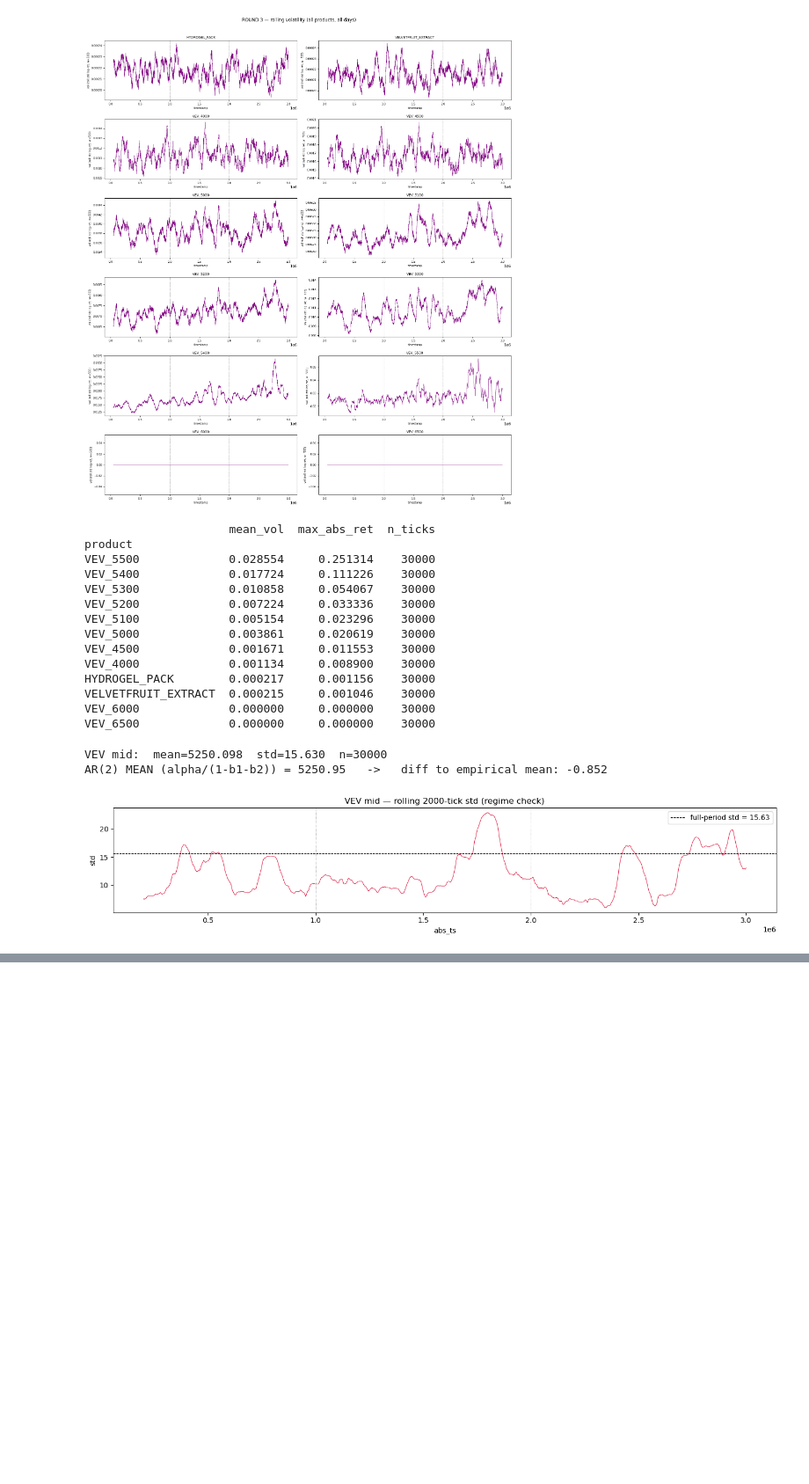
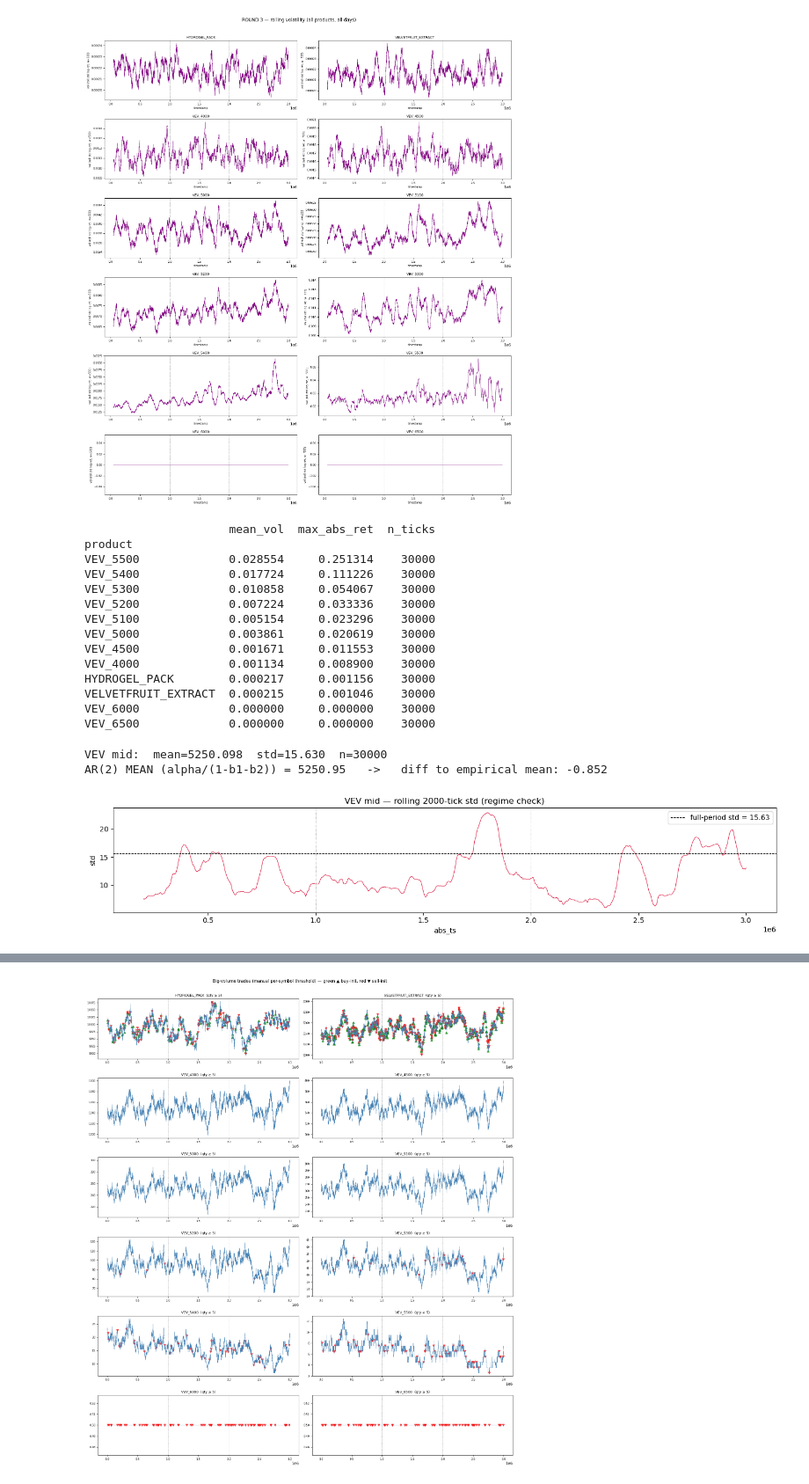
Before and after one commit to nikaslukyanov/kernel_trick, a Jupyter notebook: ROUND3/round3_analysis.ipynb, the cells around one changed output, grey strips where cells are left out. Shown at 88% size. Drawn from its saved outputs; the diff is of its cells as text; code cells hidden in the pictures; blank space fills up the shorter version.

Commit message:
manual r4

```diff
--- a/ROUND3/round3_analysis.ipynb
+++ b/ROUND3/round3_analysis.ipynb
@@ -216,0 +347,85 @@ FUNCTION SABR_IV(strike):
+# %%
+# Big-trade arrows for ALL products. Manual per-symbol qty threshold (qty >= THRESH).
+# Edit BIG_QTY below to tune. Symbols missing from dict fall back to DEFAULT_THRESH.
+val = 5
+BIG_QTY = {
+    'VELVETFRUIT_EXTRACT': val,
+    'HYDROGEL_PACK':       val,
+    'VEV_4000':            val,
+    'VEV_4500':            val,
+    'VEV_5000':            val,
+    'VEV_5100':            val,
+    'VEV_5200':            val,
+    'VEV_5300':            val,
+    'VEV_5400':            val,
+    'VEV_5500':            val,
+    'VEV_6000':            val,
+    'VEV_6500':            val,
+}
+DEFAULT_THRESH = 5
+
+all_syms = sorted(prices['product'].unique())
+ncols = 2
+nrows = (len(all_syms) + 1) // ncols
+fig, axes = plt.subplots(nrows, ncols, figsize=(16, nrows * 3))
+axes = axes.flatten()
+
+verdict_rows = []
+for i, sym in enumerate(all_syms):
+    ax = axes[i]
+    psub = prices[prices['product'] == sym].sort_values('abs_ts').reset_index(drop=True)
+    p_ts  = psub['abs_ts'].values
+    p_mid = psub['mid_price'].values
+
+    tsub = trades[trades['symbol'] == sym].sort_values('abs_ts').reset_index(drop=True)
+    ax.plot(p_ts, p_mid, lw=0.5, color='steelblue')
+
+    thresh = BIG_QTY.get(sym, DEFAULT_THRESH)
+
+    if len(tsub) > 0:
+        idx = np.clip(np.searchsorted(p_ts, tsub['abs_ts'].values, side='right') - 1, 0, len(p_ts)-1)
+        tsub = tsub.assign(mid_at=p_mid[idx])
+        tsub['dir'] = np.where(tsub['price'] > tsub['mid_at'], 1,
+                       np.where(tsub['price'] < tsub['mid_at'], -1, 0))
+
+        big  = tsub[tsub['quantity'] >= thresh]
+        buy  = big[big['dir'] ==  1]
+        sell = big[big['dir'] == -1]
+        ax.scatter(buy['abs_ts'],  buy['mid_at'],  marker='^',
+                   s=15 + buy['quantity']*3,  color='green', alpha=0.7)
+        ax.scatter(sell['abs_ts'], sell['mid_at'], marker='v',
+                   s=15 + sell['quantity']*3, color='red',   alpha=0.7)
+
+        fut = np.clip(idx + 100, 0, len(p_ts) - 1)
+        sret = (tsub['dir'] * np.log(p_mid[fut] / tsub['mid_at']))
+        big_sret = sret[tsub['quantity'] >= thresh]
+        big_sret = big_sret[big_sret.notna() & (tsub.loc[big_sret.index, 'dir'] != 0)]
+        verdict_rows.append({
+            'symbol': sym,
+            'thresh': thresh,
+            'n_trades': len(tsub),
+            'n_big': len(big),
+            'big_buy':  int((big['dir']== 1).sum()),
+            'big_sell': int((big['dir']==-1).sum()),
+            'mean_signed_h100_bps': big_sret.mean()*1e4 if len(big_sret) else np.nan,
+            't_h100': (big_sret.mean()/(big_sret.std(ddof=1)/np.sqrt(len(big_sret))))
+                      if len(big_sret) > 1 and big_sret.std(ddof=1) > 0 else np.nan,
+        })
+
+    for sep in [1_000_000, 2_000_000]:
+        ax.axvline(sep, color='gray', lw=0.5, ls='--')
+    ax.set_title(f'{sym}  (qty ≥ {thresh})', fontsize=9)
+    ax.tick_params(labelsize=7)
+
+for j in range(i + 1, len(axes)):
+    axes[j].set_visible(False)
+
+plt.suptitle('Big-volume trades (manual per-symbol threshold) — green ▲ buy-init, red ▼ sell-init',
+             y=1.005, fontsize=11)
+plt.tight_layout(); plt.show()
+
+verdict = pd.DataFrame(verdict_rows).set_index('symbol')
+print('\n=== per-symbol big-trade summary (h=100 ticks) ===')
+print(verdict.to_string(float_format=lambda x: f'{x:+.2f}'))
+# %% [output]
+[figure, added]
```
Also changed, not shown: parts of 4 cells of this notebook, 9 other files.
